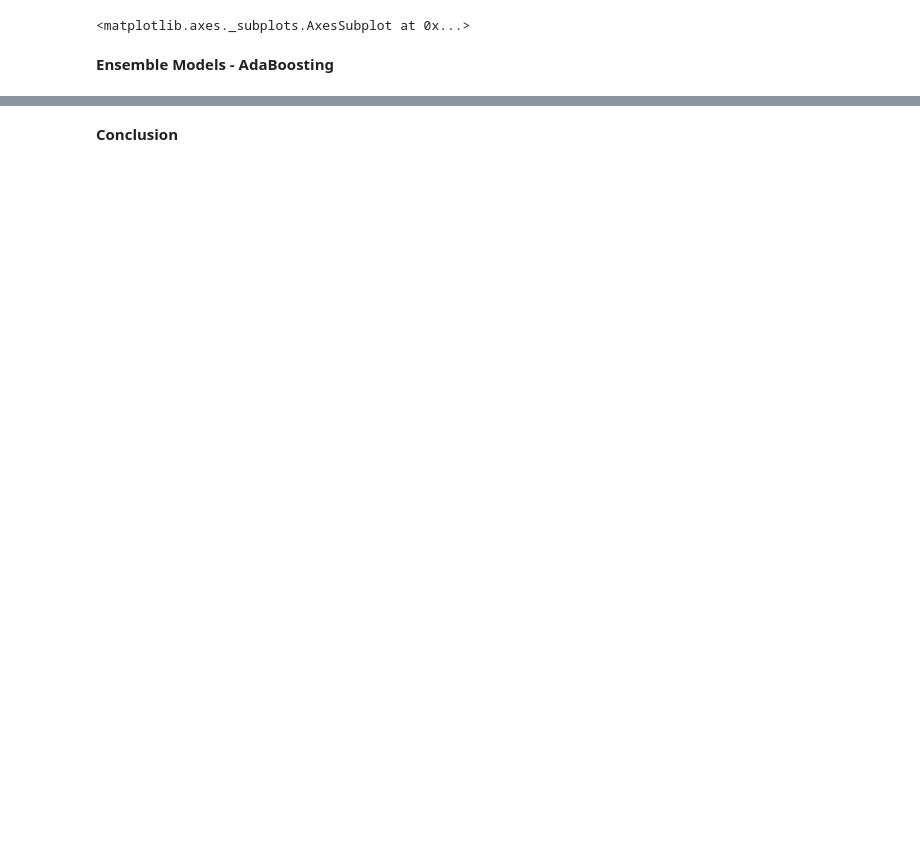
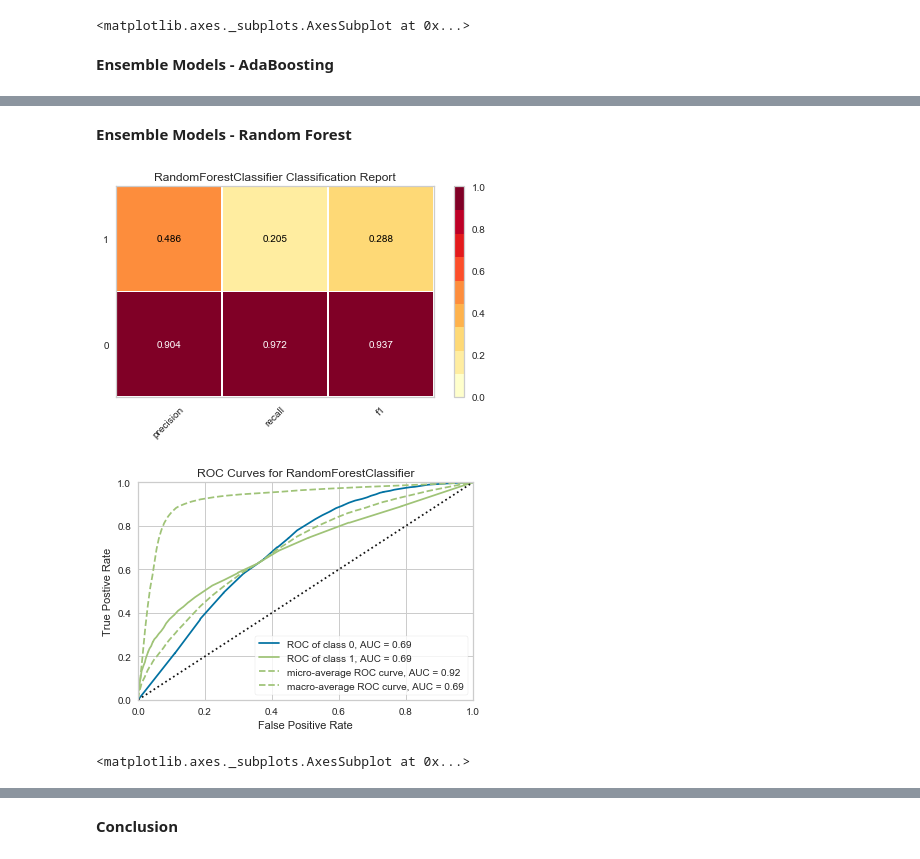
Before and after one commit to sathishvijay-git/amil, a Jupyter notebook: Ensemble Project - Sathish Kumar.ipynb, the cells around one changed output, grey strips where cells are left out. Saved outputs shown, nothing was run; the diff lists cells and outputs as text; code cells hidden in the pictures; blank space fills up the shorter version.

```diff
--- a/Ensemble Project - Sathish Kumar.ipynb
+++ b/Ensemble Project - Sathish Kumar.ipynb
@@ -630,3 +631,5 @@ roc.show()
 <matplotlib.axes._subplots.AxesSubplot at 0x...>
 # %%
 model_df.loc['AdaBoosting'] = [abcl.score(x_train, y_train),abcl.score(x_test , y_test),roc.score(x_test, y_test)]
+# %% [markdown]
+**Ensemble Models - Random Forest**
@@ -632,0 +643,14 @@ model_df.loc['AdaBoosting'] = [abcl.score(x_train, y_train),abcl.score(x_test ,
+# %%
+viz = ClassificationReport(RandomForestClassifier(n_estimators = 50))
+viz.fit(x_train, y_train)
+viz.score(x_test, y_test)
+viz.show()
+
+roc = ROCAUC(RandomForestClassifier(n_estimators = 50))
+roc.fit(x_train, y_train)
+roc.score(x_test, y_test)
+roc.show()
+# %% [output]
+[figure, added]
+[figure, added]
+<matplotlib.axes._subplots.AxesSubplot at 0x...>
```
Also changed, not shown: parts of 36 cells of this notebook.
